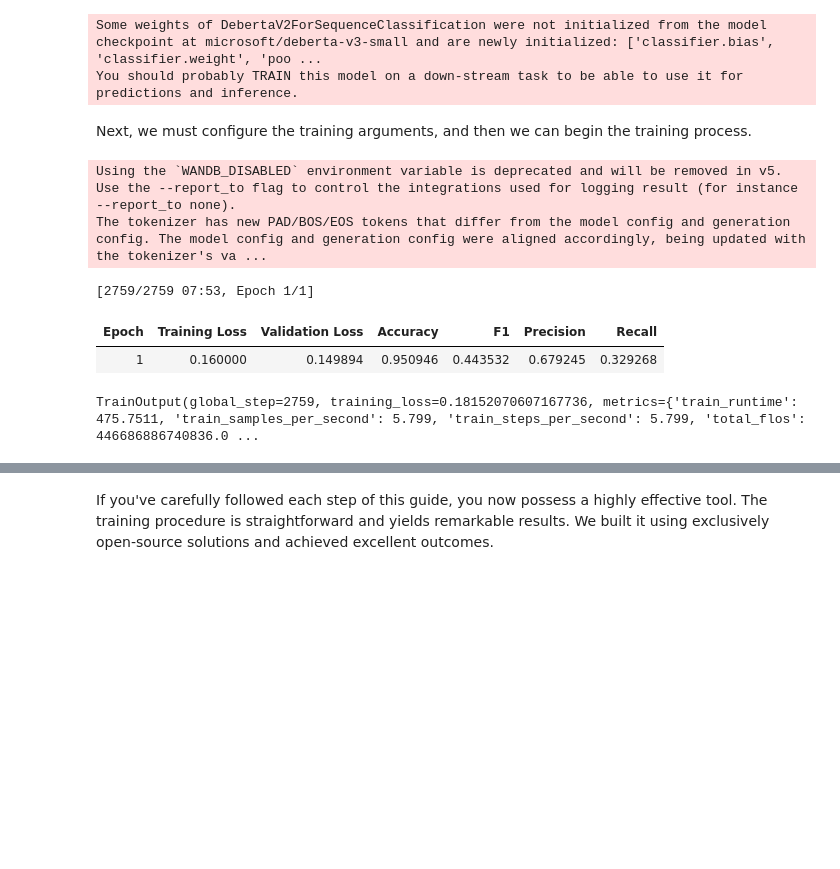
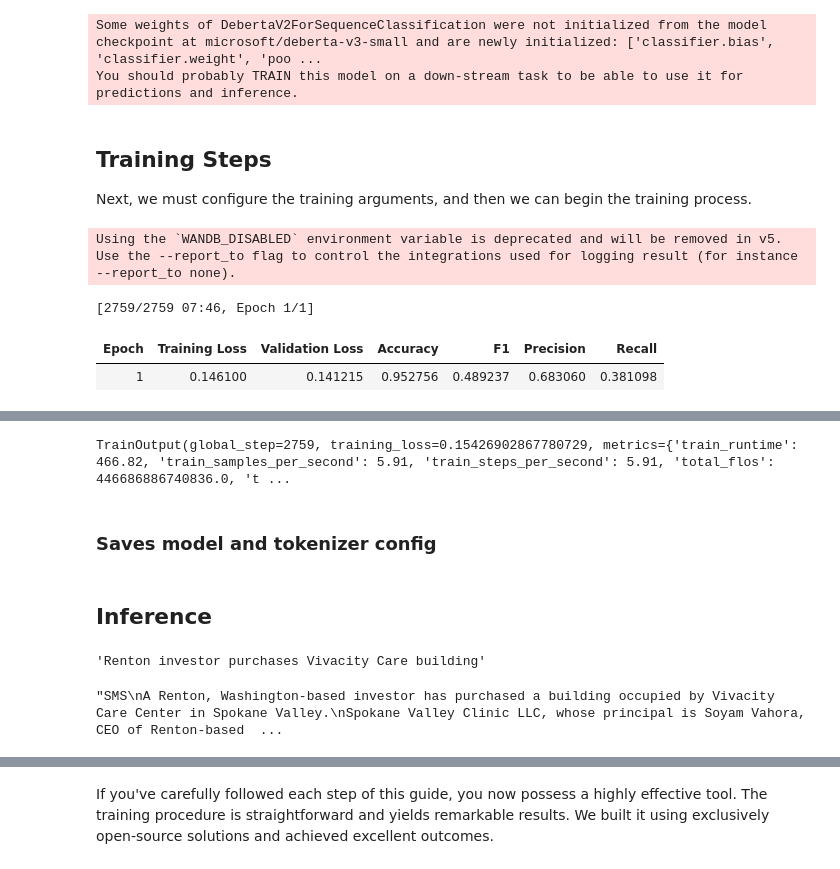
Before and after one commit to pvateekul/2110531_DSDE_2025s1, a Jupyter notebook: code/Week05_AdvancedML/5_5_Multi_label_Text_Classification.ipynb, the cells around one changed output, grey strips where cells are left out. Drawn from its saved outputs; the diff is of its cells as text; code cells hidden in the pictures; blank space fills up the shorter version.

```diff
--- a/code/Week05_AdvancedML/5_5_Multi_label_Text_Classification.ipynb
+++ b/code/Week05_AdvancedML/5_5_Multi_label_Text_Classification.ipynb
@@ -134,4 +215,6 @@ model = AutoModelForSequenceClassification.from_pretrained(
 Some weights of DebertaV2ForSequenceClassification were not initialized from the model checkpoint at microsoft/deberta-v3-small and are newly initialized: ['classifier.bias', 'classifier.weight', 'poo ...
 You should probably TRAIN this model on a down-stream task to be able to use it for predictions and inference.
 # %% [markdown]
+## Training Steps
+
 Next, we must configure the training arguments, and then we can begin the training process.
@@ -139,34 +225,36 @@ Next, we must configure the training arguments, and then we can begin the traini
 # Optional, run this cell if you don't want to report to wandb
 import os
 os.environ["WANDB_DISABLED"] = "true"
+report_to = None
 # %%
 training_args = TrainingArguments(
-   output_dir="my_awesome_model",
-   learning_rate=2e-5,
-   per_device_train_batch_size=1,
-   per_device_eval_batch_size=1,
-   num_train_epochs=1,
-   weight_decay=0.01,
-   eval_strategy="epoch",
-   save_strategy="epoch",
-   load_best_model_at_end=True,
+    output_dir="my_multi_label_classify_model",
+    learning_rate=2e-5,
+    per_device_train_batch_size=1,
+    per_device_eval_batch_size=1,
+    num_train_epochs=1,
+    weight_decay=0.01,
+    eval_strategy="epoch",
+    save_strategy="epoch",
+    load_best_model_at_end=True,
+    report_to=report_to
 )
-
-trainer = Trainer(
-   model=model,
-   args=training_args,
-   train_dataset=tokenized_dataset["train"],
-   eval_dataset=tokenized_dataset["test"],
-   tokenizer=tokenizer,
-   data_collator=data_collator,
-   compute_metrics=compute_metrics,
-)
-
-trainer.train()
 # %% [output]
 Using the `WANDB_DISABLED` environment variable is deprecated and will be removed in v5. Use the --report_to flag to control the integrations used for logging result (for instance --report_to none).
-The tokenizer has new PAD/BOS/EOS tokens that differ from the model config and generation config. The model config and generation config were aligned accordingly, being updated with the tokenizer's va ...
-[2759/2759 07:53, Epoch 1/1]
-| Epoch | Training Loss | Validation Loss | Accuracy | F1 | Precision | Recall |
-| 1 | 0.160000 | 0.149894 | 0.950946 | 0.443532 | 0.679245 | 0.329268 |
-TrainOutput(global_step=2759, training_loss=0.18152070607167736, metrics={'train_runtime': 475.7511, 'train_samples_per_second': 5.799, 'train_steps_per_second': 5.799, 'total_flos': 446686886740836.0 ...
+# %%
+%%time
+trainer = Trainer(
+    model=model,
+    args=training_args,
+    train_dataset=tokenized_dataset["train"],
+    eval_dataset=tokenized_dataset["test"],
+    processing_class=tokenizer,
+    data_collator=data_collator,
+    compute_metrics=compute_metrics
+)
+
+trainer.train()
+# %% [output]
+[2759/2759 07:46, Epoch 1/1]
+| Epoch | Training Loss | Validation Loss | Accuracy | F1 | Precision | Recall |
+| 1 | 0.146100 | 0.141215 | 0.952756 | 0.489237 | 0.683060 | 0.381098 |
@@ -172,0 +263,3 @@ TrainOutput(global_step=2759, training_loss=0.18152070607167736, metrics={'train
+TrainOutput(global_step=2759, training_loss=0.15426902867780729, metrics={'train_runtime': 466.82, 'train_samples_per_second': 5.91, 'train_steps_per_second': 5.91, 'total_flos': 446686886740836.0, 't ...
+# %% [markdown]
+### Saves model and tokenizer config
@@ -172,0 +268,12 @@ TrainOutput(global_step=2759, training_loss=0.18152070607167736, metrics={'train
+# %% [markdown]
+## Inference
+# %%
+title = dataset['test'][0]['title']
+title
+# %% [output]
+'Renton investor purchases Vivacity Care building'
+# %%
+content = dataset['test'][0]['content']
+content
+# %% [output]
+"SMS\nA Renton, Washington-based investor has purchased a building occupied by Vivacity Care Center in Spokane Valley.\nSpokane Valley Clinic LLC, whose principal is Soyam Vahora, CEO of Renton-based  ...
```
Also changed, not shown: parts of 21 cells of this notebook.
